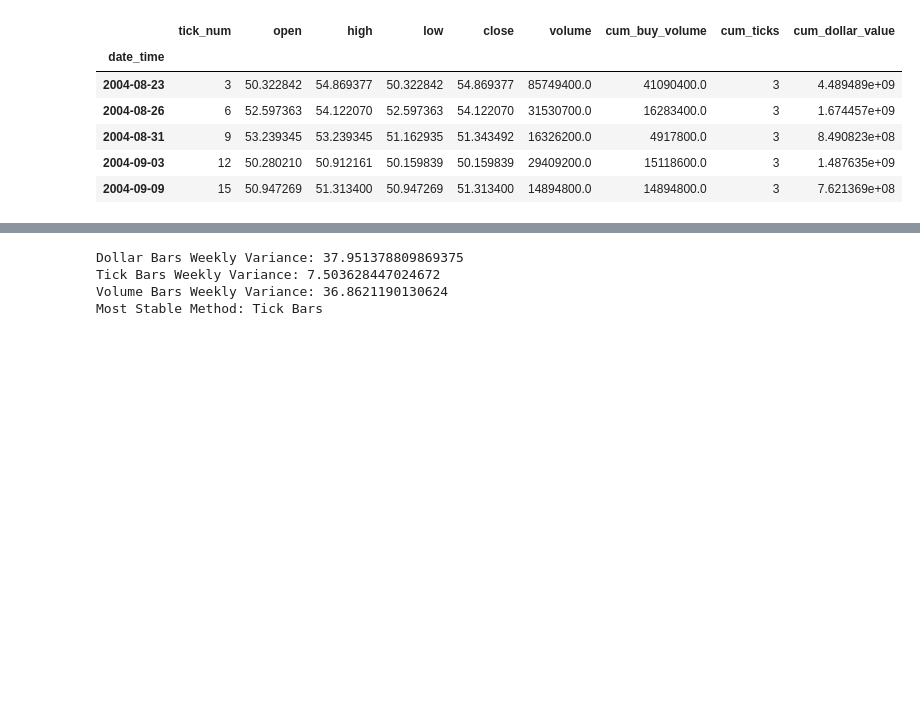
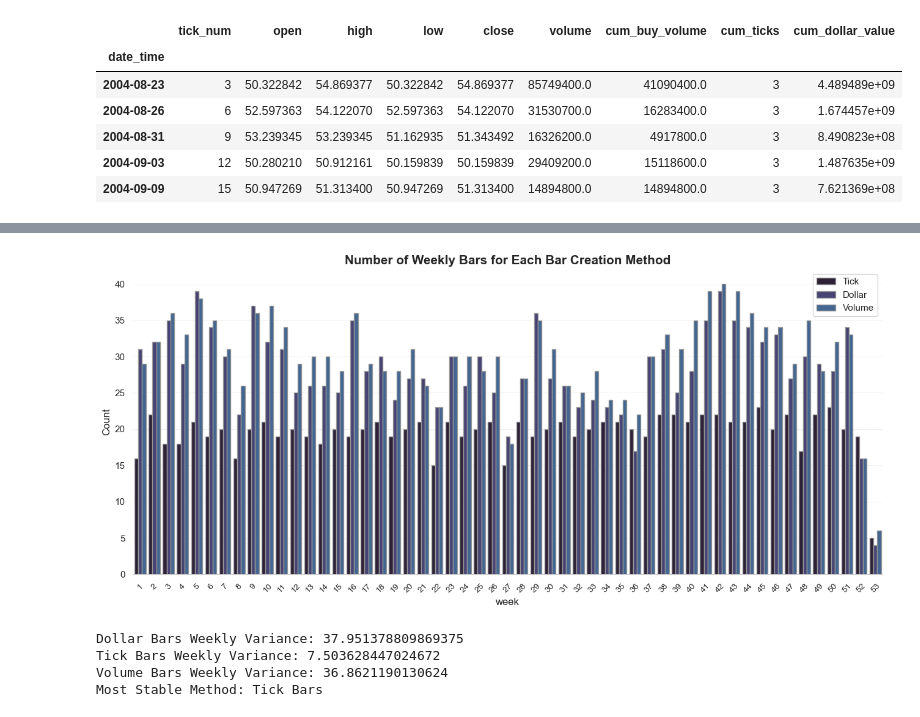
Before and after one commit to RazDwa1923/MFIN_Course, a Jupyter notebook: HW 1/HW1 - Ex2.1 - Google Data.ipynb, the cells around one changed output, grey strips where cells are left out. Cells and saved outputs as stored; diff of their text form; code cells hidden in the pictures; blank space fills up the shorter version.

```diff
--- a/HW 1/HW1 - Ex2.1 - Google Data.ipynb
+++ b/HW 1/HW1 - Ex2.1 - Google Data.ipynb
@@ -206,0 +211,17 @@ Text(0.5, 0, 'Week')
+# %%
+# creating a new dataframe which joins the 3 dataframes above using 'week' and the 'close' columns names as 'Dollar', 'Volume' and 'Tick'
+
+# create a copy of each dataframe and rename it
+dollar_count = dollar_count.rename(columns={'close': 'Dollar'})
+tick_count = tick_count.rename(columns={'close': 'Tick'})
+volume_count = volume_count.rename(columns={'close': 'Volume'})
+
+
+# joining the 3 dataframes
+count_df = dollar_count.join(tick_count).join(volume_count)
+
+# melt the dataframe to be able to use seaborn displot and hue function
+count_df = count_df.reset_index().melt(id_vars='week', var_name='Method', value_name='Count')
+
+#view the data
+count_df.head(10)
@@ -207,3 +240,38 @@ Text(0.5, 0, 'Week')
+# %%
+# Define the order of the methods
+method_order = ['Tick', 'Dollar', 'Volume']
+
+# Set the order of the 'Method' column
+count_df['Method'] = pd.Categorical(count_df['Method'], categories=method_order, ordered=True)
+
+# Plotting the number of weekly bars for each method using seaborn displot
+sns.set_palette('mako')
+
+# Plotting the data
+sns.catplot(data=count_df, x='week', y='Count', hue='Method', kind='bar', edgecolor='0.6', legend=False)
+
+# Changing the size of the plot
+plt.gcf().set_size_inches(15, 6)
+
+# Despining the chart
+sns.despine(left=True)
+
+# Adding gridlines
+plt.grid(axis='y', linestyle='--', alpha=0.6, color='lightgrey', linewidth='0.5')
+
+# Rotating x-axis by 45
+plt.xticks(rotation=45, size=10)
+
+# Adding a legend
+plt.legend(loc='upper right')
+
+# Adding a title
+plt.title('Number of Weekly Bars for Each Bar Creation Method', fontsize=15, fontweight='bold')
+
+# Show the plot
+plt.show()
+# %% [output]
+[figure, added]
 # %%
 # Calculate the variance of weekly bar counts for each method
 dollar_weekly_variance = dollar_count['close'].var()
```
Also changed, not shown: parts of 7 cells of this notebook, 2 other files.
